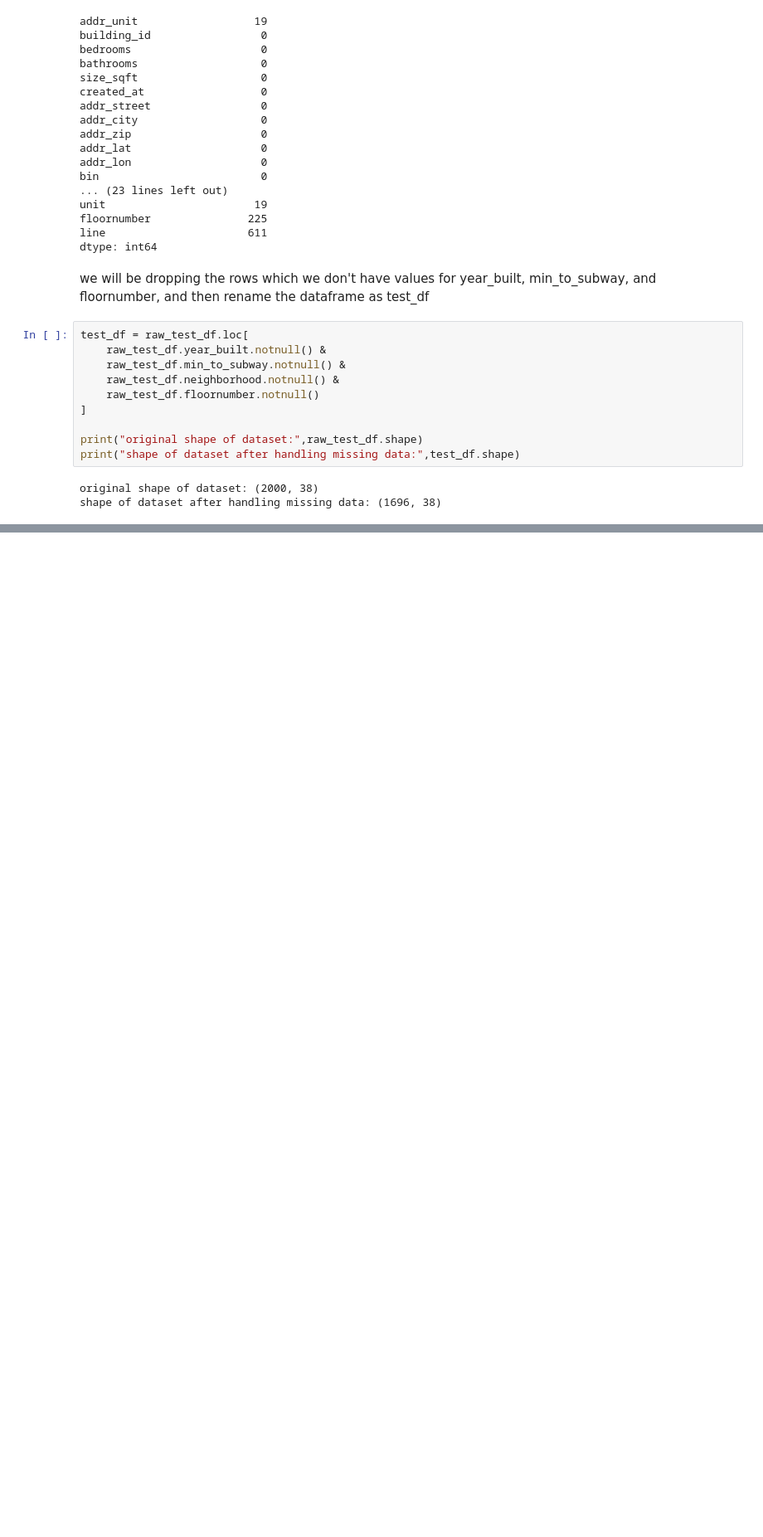
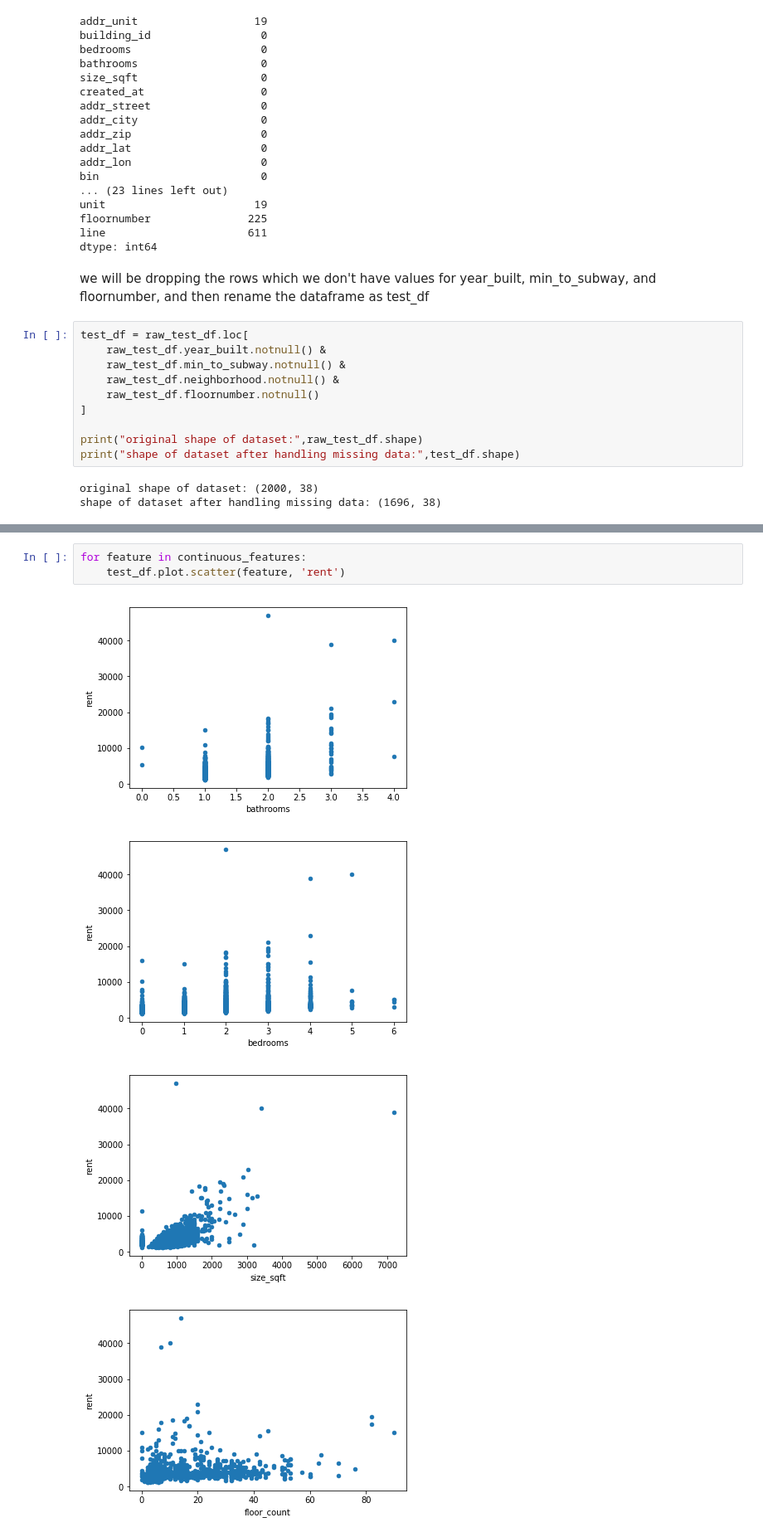
Before and after one commit to JiejayLan/data_science_project, a Jupyter notebook: main.ipynb, the cells around one changed output, grey strips where cells are left out. Shown at 83% size. Drawn from its saved outputs; the diff is of its cells as text; blank space fills up the shorter version.

```diff
--- a/main.ipynb
+++ b/main.ipynb
@@ -339,0 +336,8 @@ shape of dataset after handling missing data: (1696, 38)
+# %%
+for feature in continuous_features:
+    test_df.plot.scatter(feature, 'rent')
+# %% [output]
+[figure, added]
+[figure, added]
+[figure, added]
+[figure, added]
```
Also changed, not shown: parts of 7 cells of this notebook, 1 other file.
